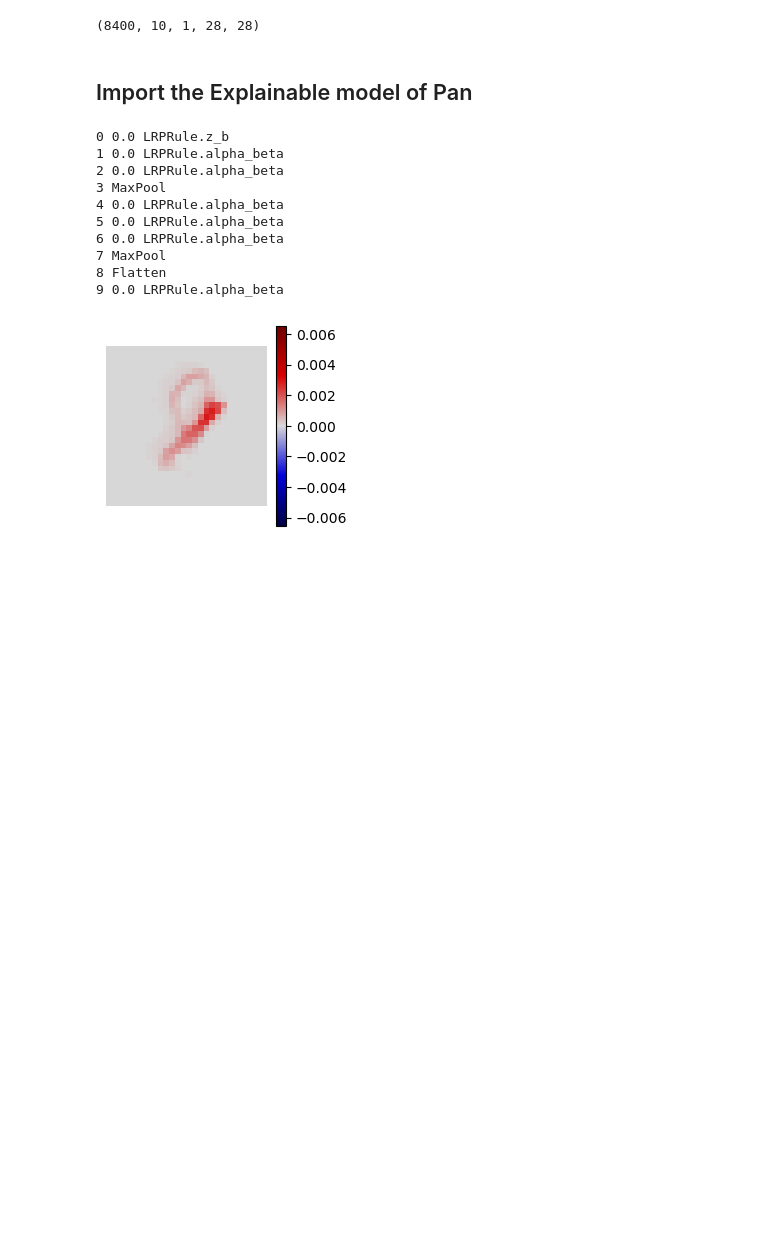
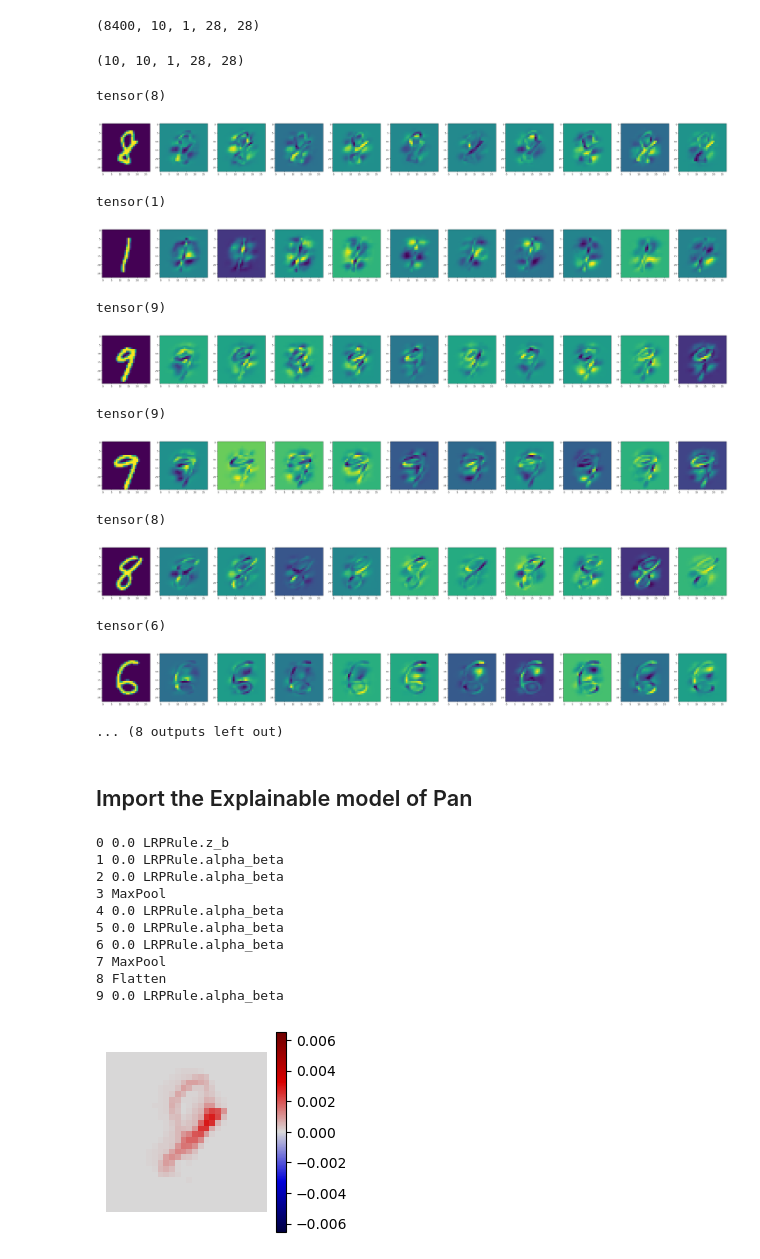
Before and after one commit to johannesmaess/investigation, a Jupyter notebook: shap-approximating-with-lrp-kessel.ipynb, the cells around one changed output. Cells and saved outputs as stored; diff of their text form; code cells hidden in the pictures; blank space fills up the shorter version.

```diff
--- a/shap-approximating-with-lrp-kessel.ipynb
+++ b/shap-approximating-with-lrp-kessel.ipynb
@@ -70,0 +101,39 @@ test_loader_shap = data_loaders(shapley_values_for=('d3', shap_configs[0]))
+# %%
+batch_size = 100
+test_loader_shap = data_loaders(shapley_values_for=('d3', shap_configs[0]), shuffle=False, batch_size=batch_size)
+# %%
+shaps1 = load_data('d3', 'shap__background_size-100__batch_size-10__model-cb1-8-8-8_cb2-16-16-16_seed-0__batch-0001-0840')
+# %%
+shaps1.shape
+# %% [output]
+(10, 10, 1, 28, 28)
+# %%
+for a,b,c in test_loader_shap:
+    a = a.reshape((-1, 28, 28))
+
+    # c = c[np.arange(len(c)), b]
+    # c = c.reshape((-1, 28, 28))
+    # assert a.shape == c.shape
+
+    for x, t, shap in zip(a, b, shaps1):
+        print(t)
+        fig, axs = plt.subplots(1, 11, figsize=(50, 20))
+        axs[0].imshow(x)
+        for i in range(10): axs[i+1].imshow(shap[i, 0])
+        plt.show()
+
+    break
+# %% [output]
+tensor(8)
+[figure, added]
+tensor(1)
+[figure, added]
+tensor(9)
+[figure, added]
+tensor(9)
+[figure, added]
+tensor(8)
+[figure, added]
+tensor(6)
+[figure, added]
+... (8 outputs left out)
```
Also changed, not shown: parts of 39 cells of this notebook, 6 other files.
